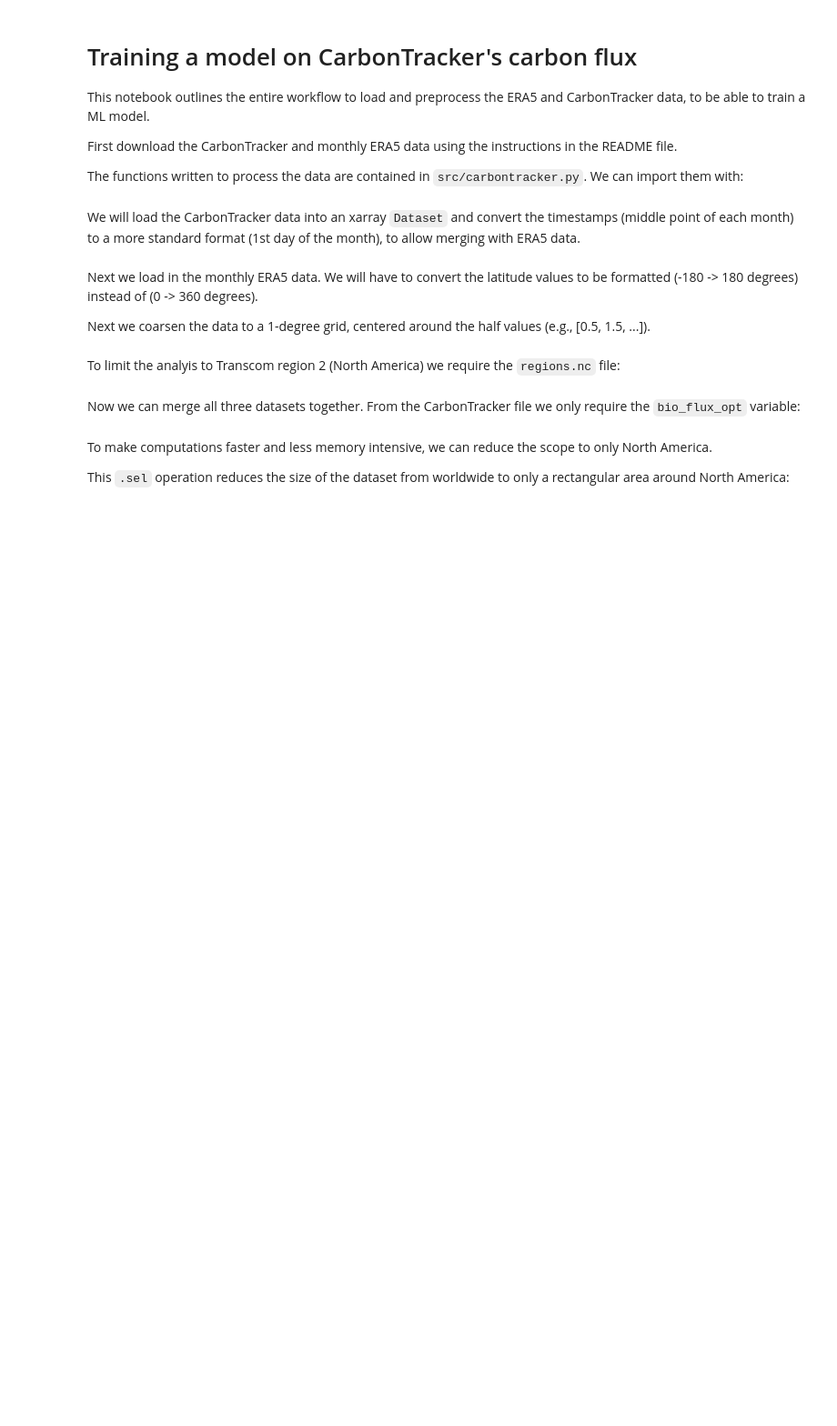
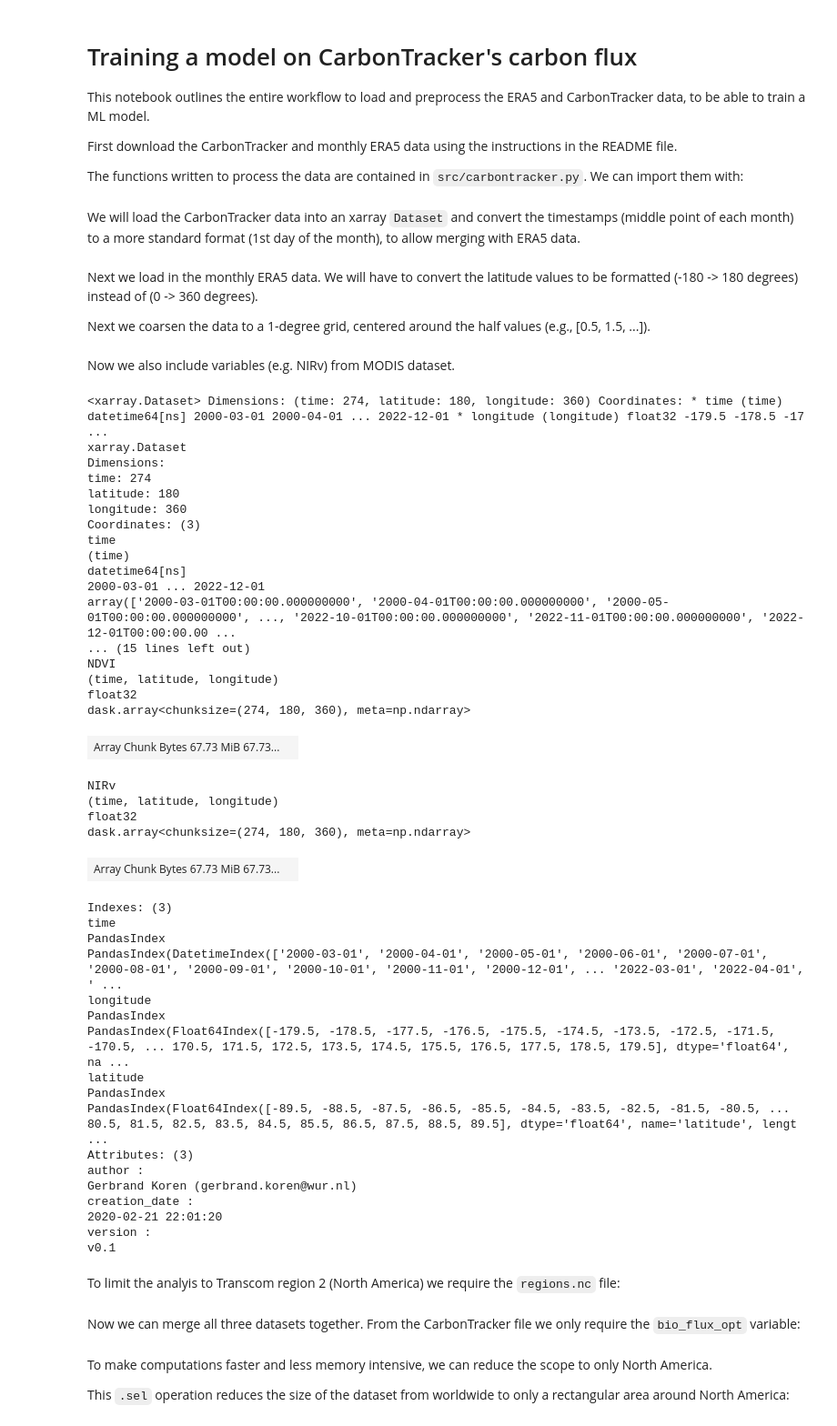
Before and after one commit to EXCITED-CO2/excited-workflow, a Jupyter notebook: workflow_carbon_tracker.ipynb, the cells around one changed output. Shown at 91% size. Drawn from its saved outputs; the diff is of its cells as text; code cells hidden in the pictures; blank space fills up the shorter version.

```diff
--- a/workflow_carbon_tracker.ipynb
+++ b/workflow_carbon_tracker.ipynb
@@ -12,16 +13,66 @@ import xarray as xr
 # %% [markdown]
 We will load the CarbonTracker data into an xarray `Dataset` and convert the timestamps (middle point of each month) to a more standard format (1st day of the month), to allow merging with ERA5 data.
 # %%
-ds_cb = xr.open_dataset("/home/bart/Data/EXCITED/CT2022.flux1x1-monthly.nc")
+data_folder = Path("/home/yangliu/Excited/EXCITED_prepped_data")
+ds_cb = xr.open_dataset(data_folder / "CT2022.flux1x1-monthly.nc")
 ds_cb = carbontracker.convert_ct_timestamps(ds_cb)
 # %% [markdown]
 Next we load in the monthly ERA5 data. We will have to convert the latitude values to be formatted (-180 -> 180 degrees) instead of (0 -> 360 degrees).
 
 Next we coarsen the data to a 1-degree grid, centered around the half values (e.g., [0.5, 1.5, ...]).
 # %%
-ds_era5 = xr.open_mfdataset("/home/bart/Data/monthly_era5/*.nc")
+ds_era5 = xr.open_mfdataset("/home/yangliu/Excited/EXCITED_prepped_data/monthly_era5/*.nc")
 ds_era5 = carbontracker.shift_era5_longitude(ds_era5)
 ds_era5 = carbontracker.coarsen_era5(ds_era5)
+# %% [markdown]
+Now we also include variables (e.g. NIRv) from MODIS dataset.
+# %%
+ds_modis = modis.load_modis_data(data_folder / "modis")
+# %%
+# regrid modis dataset to era5 grid
+ds_modis_regrid = ds_modis.regrid.regrid(ds_era5, method="linear")
+ds_modis_regrid
+# %% [output]
+<xarray.Dataset> Dimensions: (time: 274, latitude: 180, longitude: 360) Coordinates: * time (time) datetime64[ns] 2000-03-01 2000-04-01 ... 2022-12-01 * longitude (longitude) float32 -179.5 -178.5 -17 ...
+xarray.Dataset
+Dimensions:
+time: 274
+latitude: 180
+longitude: 360
+Coordinates: (3)
+time
+(time)
+datetime64[ns]
+2000-03-01 ... 2022-12-01
+array(['2000-03-01T00:00:00.000000000', '2000-04-01T00:00:00.000000000', '2000-05-01T00:00:00.000000000', ..., '2022-10-01T00:00:00.000000000', '2022-11-01T00:00:00.000000000', '2022-12-01T00:00:00.00 ...
+... (15 lines left out)
+NDVI
+(time, latitude, longitude)
+float32
+dask.array<chunksize=(274, 180, 360), meta=np.ndarray>
+| Array Chunk Bytes 67.73 MiB 67.73... |  |
+NIRv
+(time, latitude, longitude)
+float32
+dask.array<chunksize=(274, 180, 360), meta=np.ndarray>
+| Array Chunk Bytes 67.73 MiB 67.73... |  |
+Indexes: (3)
+time
+PandasIndex
+PandasIndex(DatetimeIndex(['2000-03-01', '2000-04-01', '2000-05-01', '2000-06-01', '2000-07-01', '2000-08-01', '2000-09-01', '2000-10-01', '2000-11-01', '2000-12-01', ... '2022-03-01', '2022-04-01', ' ...
+longitude
+PandasIndex
+PandasIndex(Float64Index([-179.5, -178.5, -177.5, -176.5, -175.5, -174.5, -173.5, -172.5, -171.5, -170.5, ... 170.5, 171.5, 172.5, 173.5, 174.5, 175.5, 176.5, 177.5, 178.5, 179.5], dtype='float64', na ...
+latitude
+PandasIndex
+PandasIndex(Float64Index([-89.5, -88.5, -87.5, -86.5, -85.5, -84.5, -83.5, -82.5, -81.5, -80.5, ... 80.5, 81.5, 82.5, 83.5, 84.5, 85.5, 86.5, 87.5, 88.5, 89.5], dtype='float64', name='latitude', lengt ...
+Attributes: (3)
+author :
+Gerbrand Koren (gerbrand.koren@wur.nl)
+creation_date :
+2020-02-21 22:01:20
+version :
+v0.1
 # %% [markdown]
 To limit the analyis to Transcom region 2 (North America) we require the `regions.nc` file:
 # %%
```
Also changed, not shown: parts of 8 cells of this notebook, 1 other file.
